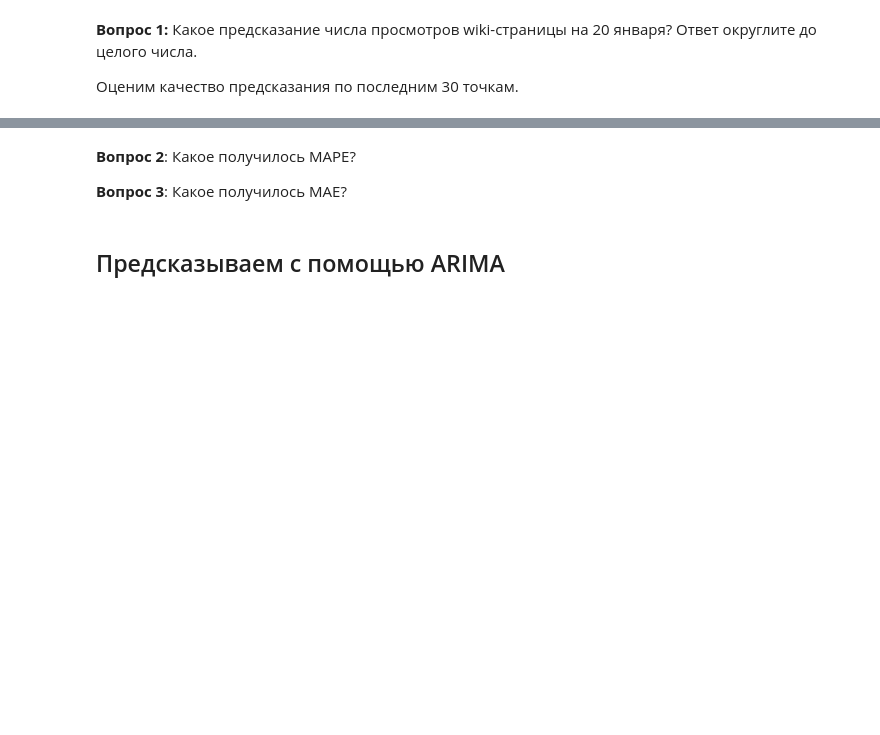
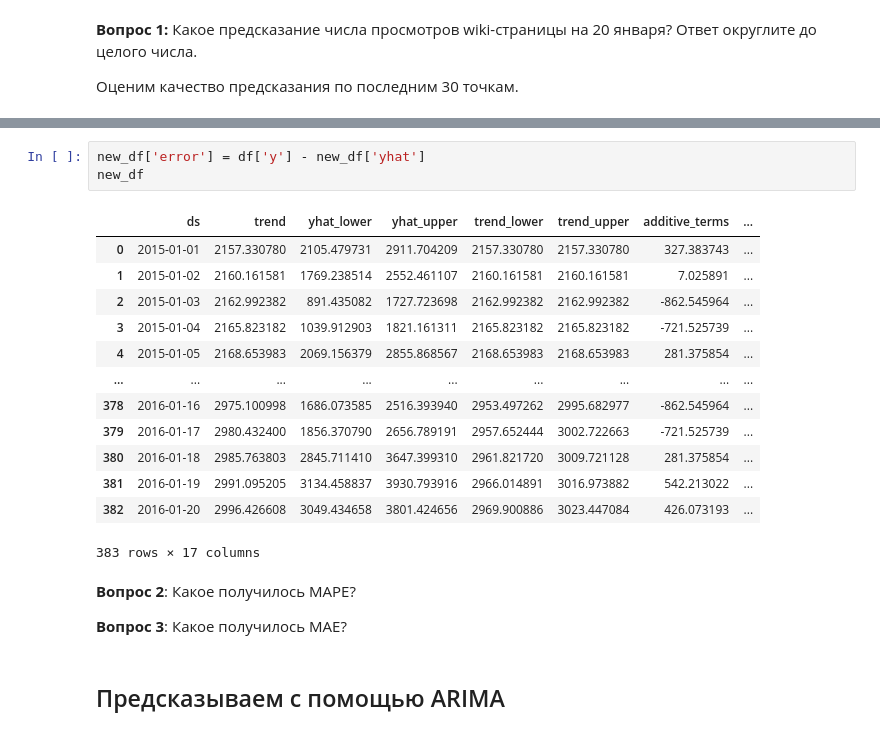
Before and after one commit to serpak946/recommendation_systems, a Jupyter notebook: Lab4/assignment09_time_series.ipynb, the cells around one changed output, grey strips where cells are left out. Drawn from its saved outputs; the diff is of its cells as text; blank space fills up the shorter version.

```diff
--- a/Lab4/assignment09_time_series.ipynb
+++ b/Lab4/assignment09_time_series.ipynb
@@ -87,3 +110,20 @@ model.predict()
+# %%
+new_df['error'] = df['y'] - new_df['yhat']
+new_df
+# %% [output]
+|  | ds | trend | yhat_lower | yhat_upper | trend_lower | trend_upper | additive_terms | ... |
+| 0 | 2015-01-01 | 2157.330780 | 2105.479731 | 2911.704209 | 2157.330780 | 2157.330780 | 327.383743 | ... |
+| 1 | 2015-01-02 | 2160.161581 | 1769.238514 | 2552.461107 | 2160.161581 | 2160.161581 | 7.025891 | ... |
+| 2 | 2015-01-03 | 2162.992382 | 891.435082 | 1727.723698 | 2162.992382 | 2162.992382 | -862.545964 | ... |
+| 3 | 2015-01-04 | 2165.823182 | 1039.912903 | 1821.161311 | 2165.823182 | 2165.823182 | -721.525739 | ... |
+| 4 | 2015-01-05 | 2168.653983 | 2069.156379 | 2855.868567 | 2168.653983 | 2168.653983 | 281.375854 | ... |
+| ... | ... | ... | ... | ... | ... | ... | ... | ... |
+| 378 | 2016-01-16 | 2975.100998 | 1686.073585 | 2516.393940 | 2953.497262 | 2995.682977 | -862.545964 | ... |
+| 379 | 2016-01-17 | 2980.432400 | 1856.370790 | 2656.789191 | 2957.652444 | 3002.722663 | -721.525739 | ... |
+| 380 | 2016-01-18 | 2985.763803 | 2845.711410 | 3647.399310 | 2961.821720 | 3009.721128 | 281.375854 | ... |
+| 381 | 2016-01-19 | 2991.095205 | 3134.458837 | 3930.793916 | 2966.014891 | 3016.973882 | 542.213022 | ... |
+| 382 | 2016-01-20 | 2996.426608 | 3049.434658 | 3801.424656 | 2969.900886 | 3023.447084 | 426.073193 | ... |
+383 rows × 17 columns
 # %% [markdown]
 **Вопрос 2**: Какое получилось MAPE?
 
```
Also changed, not shown: parts of 5 cells of this notebook.
